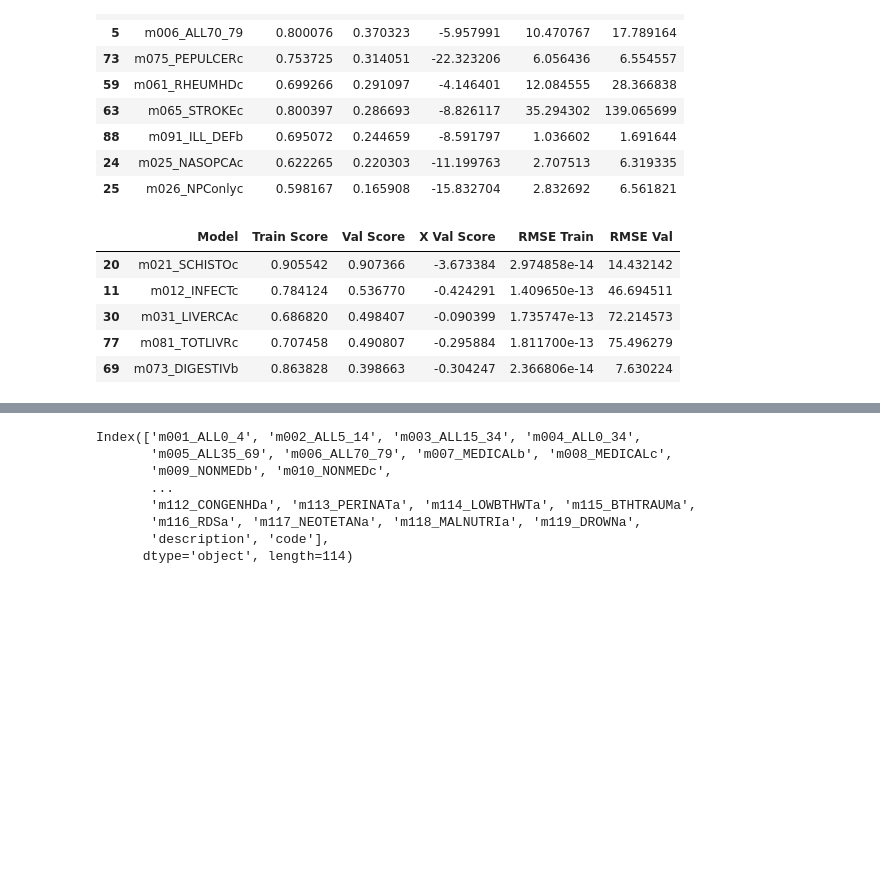
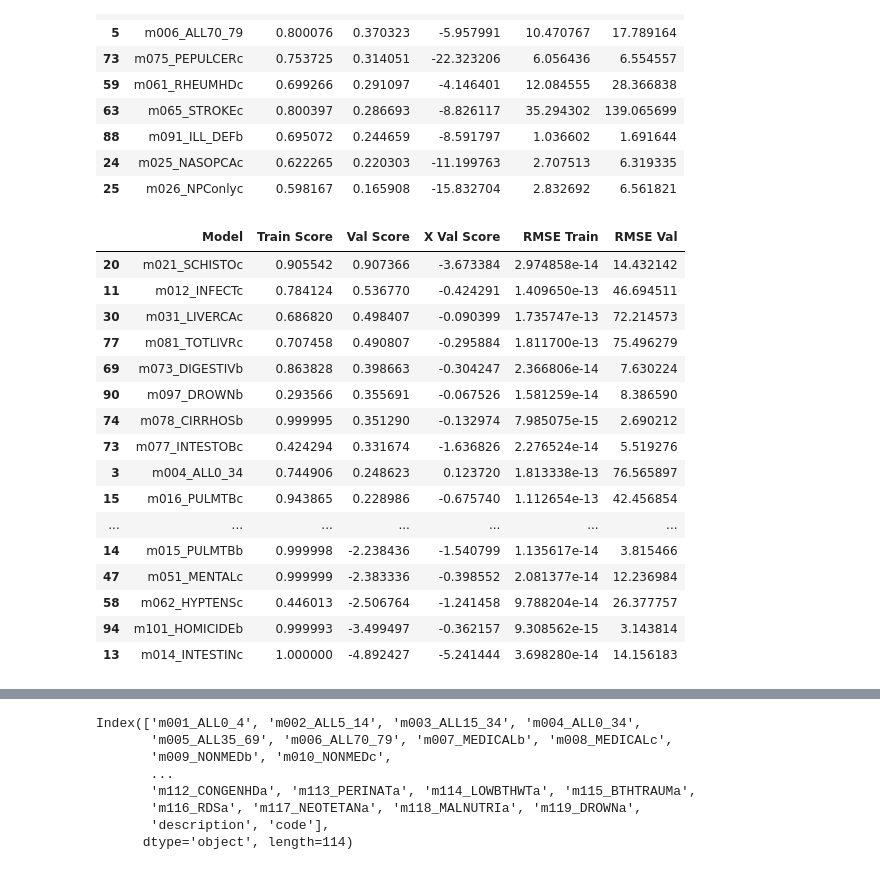
Before and after one commit to colbytse/community_health_project, a Jupyter notebook: code_notebooks/modeling-ct.ipynb, the cells around one changed output, grey strips where cells are left out. Drawn from its saved outputs; the diff is of its cells as text; code cells hidden in the pictures; blank space fills up the shorter version.

```diff
--- a/code_notebooks/modeling-ct.ipynb
+++ b/code_notebooks/modeling-ct.ipynb
@@ -997,12 +997,23 @@ for i in mortalities_f:
 
     imp_features_f[i] = feature_imp
 # %%
-lr_m.sort_values(by = 'Val Score', ascending=False).head(5)
+lr_m.sort_values(by = 'Val Score', ascending=False)
 # %% [output]
 |  | Model | Train Score | Val Score | X Val Score | RMSE Train | RMSE Val |
 | 20 | m021_SCHISTOc | 0.905542 | 0.907366 | -3.673384 | 2.974858e-14 | 14.432142 |
 | 11 | m012_INFECTc | 0.784124 | 0.536770 | -0.424291 | 1.409650e-13 | 46.694511 |
 | 30 | m031_LIVERCAc | 0.686820 | 0.498407 | -0.090399 | 1.735747e-13 | 72.214573 |
 | 77 | m081_TOTLIVRc | 0.707458 | 0.490807 | -0.295884 | 1.811700e-13 | 75.496279 |
 | 69 | m073_DIGESTIVb | 0.863828 | 0.398663 | -0.304247 | 2.366806e-14 | 7.630224 |
+| 90 | m097_DROWNb | 0.293566 | 0.355691 | -0.067526 | 1.581259e-14 | 8.386590 |
+| 74 | m078_CIRRHOSb | 0.999995 | 0.351290 | -0.132974 | 7.985075e-15 | 2.690212 |
+| 73 | m077_INTESTOBc | 0.424294 | 0.331674 | -1.636826 | 2.276524e-14 | 5.519276 |
+| 3 | m004_ALL0_34 | 0.744906 | 0.248623 | 0.123720 | 1.813338e-13 | 76.565897 |
+| 15 | m016_PULMTBc | 0.943865 | 0.228986 | -0.675740 | 1.112654e-13 | 42.456854 |
+| ... | ... | ... | ... | ... | ... | ... |
+| 14 | m015_PULMTBb | 0.999998 | -2.238436 | -1.540799 | 1.135617e-14 | 3.815466 |
+| 47 | m051_MENTALc | 0.999999 | -2.383336 | -0.398552 | 2.081377e-14 | 12.236984 |
+| 58 | m062_HYPTENSc | 0.446013 | -2.506764 | -1.241458 | 9.788204e-14 | 26.377757 |
+| 94 | m101_HOMICIDEb | 0.999993 | -3.499497 | -0.362157 | 9.308562e-15 | 3.143814 |
+| 13 | m014_INTESTINc | 1.000000 | -4.892427 | -5.241444 | 3.698280e-14 | 14.156183 |
 # %%
```
Also changed, not shown: parts of 1 cell of this notebook, 1 other file.
